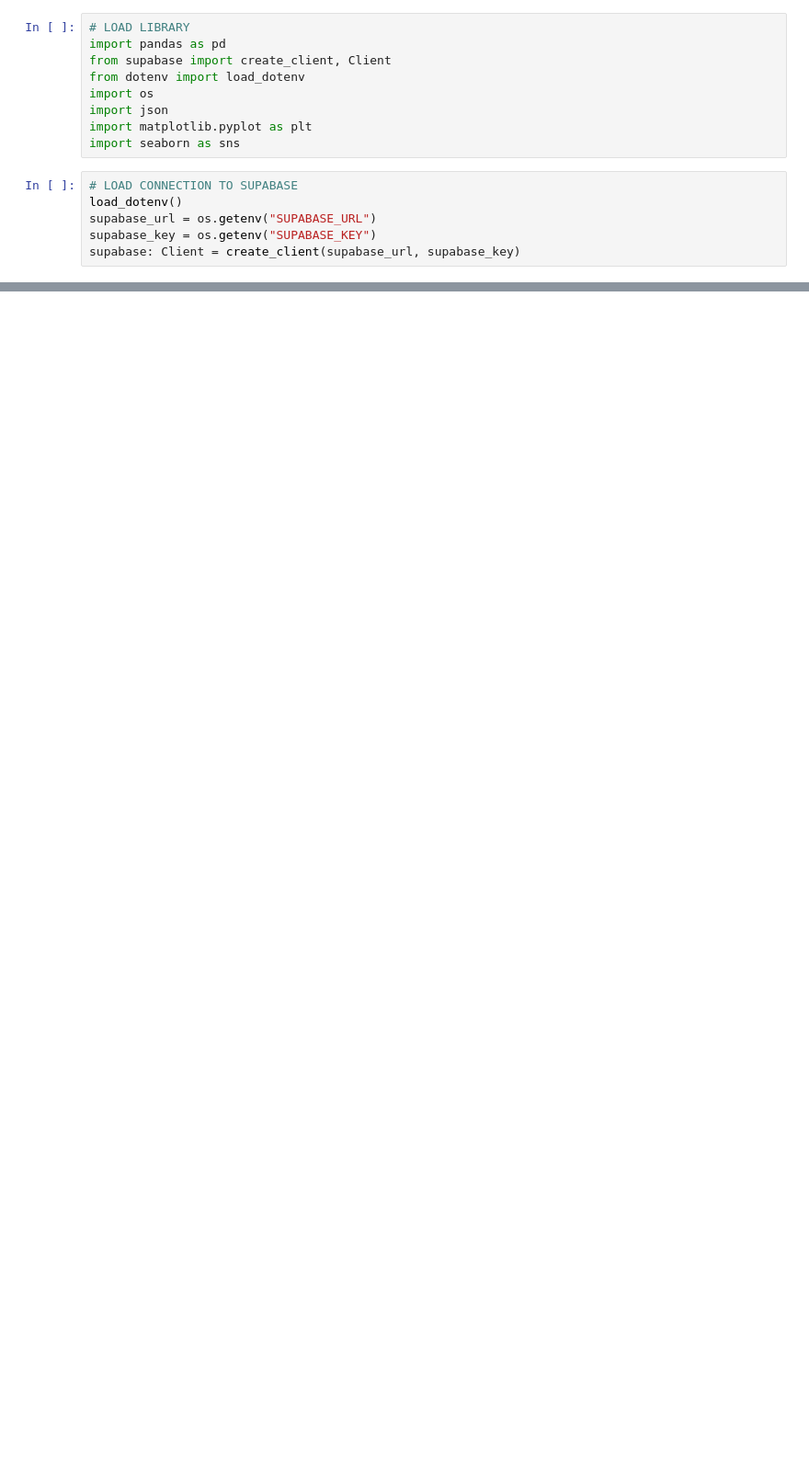
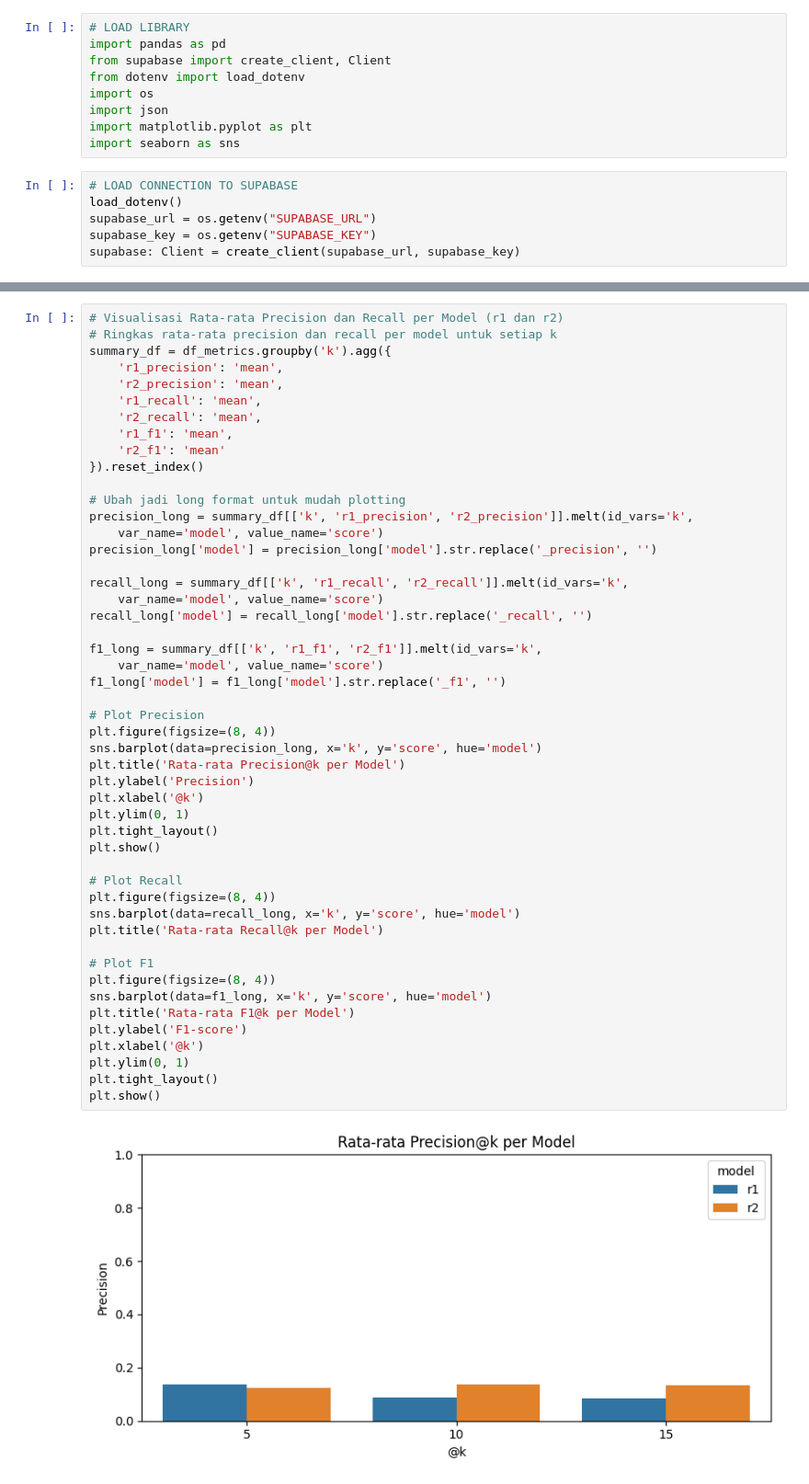
Before and after one commit to 337ubaid/quran-indo, a Jupyter notebook: indosbert/pengujian.ipynb, the cells around one changed output, grey strips where cells are left out. Shown at 92% size. Saved outputs shown, nothing was run; the diff lists cells and outputs as text; blank space fills up the shorter version.

```diff
--- a/indosbert/pengujian.ipynb
+++ b/indosbert/pengujian.ipynb
@@ -112,0 +196,51 @@ plt.show()
+# %%
+# Visualisasi Rata-rata Precision dan Recall per Model (r1 dan r2)
+# Ringkas rata-rata precision dan recall per model untuk setiap k
+summary_df = df_metrics.groupby('k').agg({
+    'r1_precision': 'mean',
+    'r2_precision': 'mean',
+    'r1_recall': 'mean',
+    'r2_recall': 'mean',
+    'r1_f1': 'mean',
+    'r2_f1': 'mean'
+}).reset_index()
+
+# Ubah jadi long format untuk mudah plotting
+precision_long = summary_df[['k', 'r1_precision', 'r2_precision']].melt(id_vars='k',
+    var_name='model', value_name='score')
+precision_long['model'] = precision_long['model'].str.replace('_precision', '')
+
+recall_long = summary_df[['k', 'r1_recall', 'r2_recall']].melt(id_vars='k',
+    var_name='model', value_name='score')
+recall_long['model'] = recall_long['model'].str.replace('_recall', '')
+
+f1_long = summary_df[['k', 'r1_f1', 'r2_f1']].melt(id_vars='k',
+    var_name='model', value_name='score')
+f1_long['model'] = f1_long['model'].str.replace('_f1', '')
+
+# Plot Precision
+plt.figure(figsize=(8, 4))
+sns.barplot(data=precision_long, x='k', y='score', hue='model')
+plt.title('Rata-rata Precision@k per Model')
+plt.ylabel('Precision')
+plt.xlabel('@k')
+plt.ylim(0, 1)
+plt.tight_layout()
+plt.show()
+
+# Plot Recall
+plt.figure(figsize=(8, 4))
+sns.barplot(data=recall_long, x='k', y='score', hue='model')
+plt.title('Rata-rata Recall@k per Model')
+
+# Plot F1
+plt.figure(figsize=(8, 4))
+sns.barplot(data=f1_long, x='k', y='score', hue='model')
+plt.title('Rata-rata F1@k per Model')
+plt.ylabel('F1-score')
+plt.xlabel('@k')
+plt.ylim(0, 1)
+plt.tight_layout()
+plt.show()
+# %% [output]
+[figure, added]
```
Also changed, not shown: parts of 17 cells of this notebook, 5 other files.
